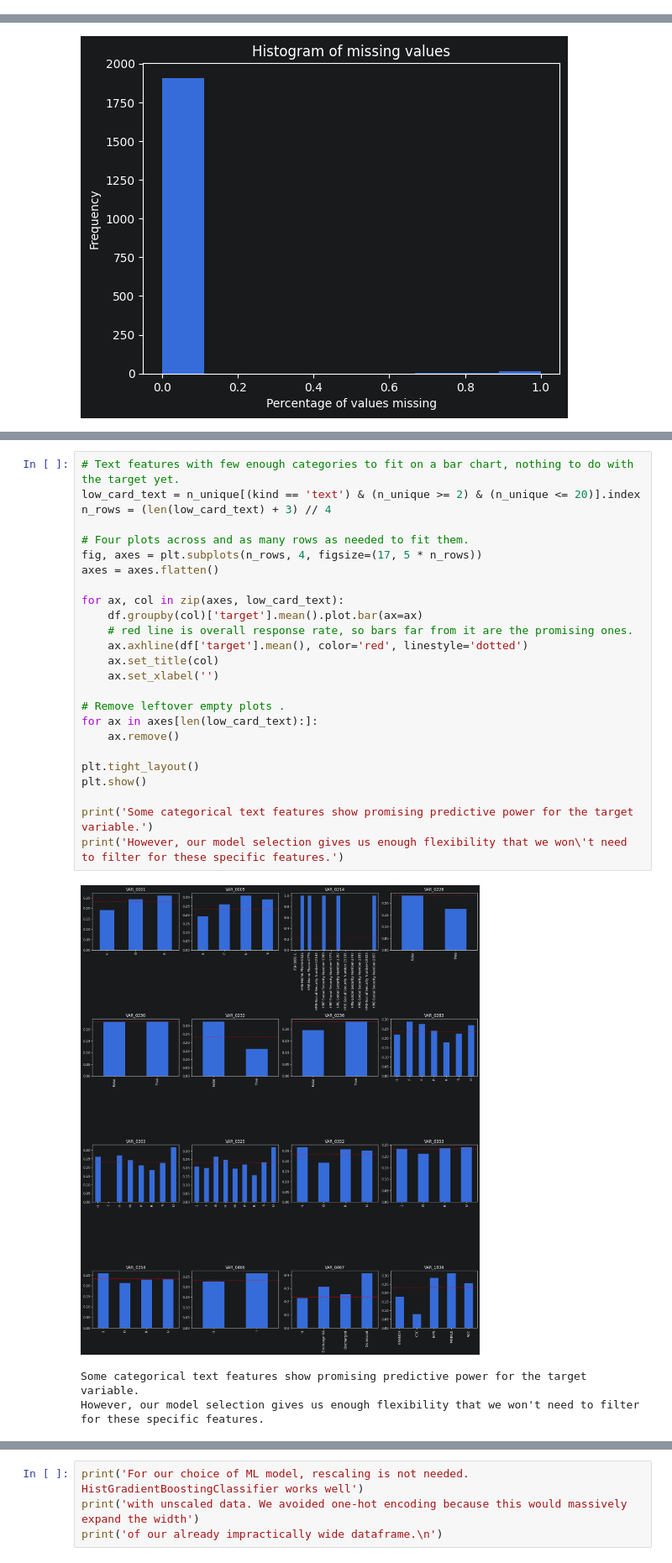
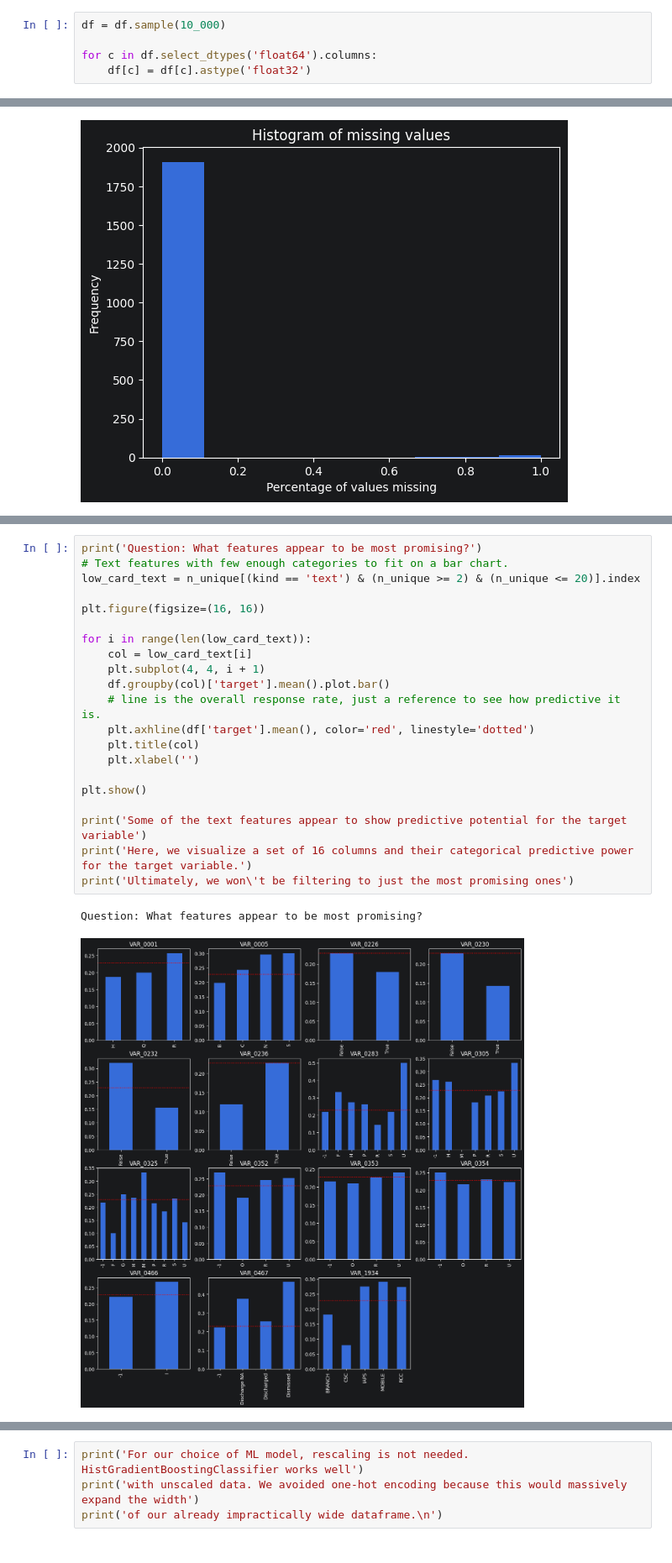
Before and after one commit to radtothebone/data-science-3402, a Jupyter notebook: Final Project/Final_Project.ipynb, the cells around one changed output, grey strips where cells are left out. Shown at 84% size. Cells and saved outputs as stored; diff of their text form.

```diff
--- a/Final Project/Final_Project.ipynb
+++ b/Final Project/Final_Project.ipynb
@@ -71,3 +68,8 @@ for c in df.select_dtypes('float64').columns:
+# %%
+df = df.sample(10_000)
+
+for c in df.select_dtypes('float64').columns:
+    df[c] = df[c].astype('float32')
 # %%
 assumed_placeholders = [-1, 96, 97, 98, 99, 996, 997, 998, 999, 9996, 9997, 9998, 9999, 999999996, 999999997, 999999998, 999999999]
 
@@ -257,29 +265,24 @@ plt.show()
 # %%
-# Text features with few enough categories to fit on a bar chart, nothing to do with the target yet.
+print('Question: What features appear to be most promising?')
+# Text features with few enough categories to fit on a bar chart.
 low_card_text = n_unique[(kind == 'text') & (n_unique >= 2) & (n_unique <= 20)].index
-n_rows = (len(low_card_text) + 3) // 4
 
-# Four plots across and as many rows as needed to fit them.
-fig, axes = plt.subplots(n_rows, 4, figsize=(17, 5 * n_rows))
-axes = axes.flatten()
+plt.figure(figsize=(16, 16))
 
-for ax, col in zip(axes, low_card_text):
-    df.groupby(col)['target'].mean().plot.bar(ax=ax)
-    # red line is overall response rate, so bars far from it are the promising ones.
-    ax.axhline(df['target'].mean(), color='red', linestyle='dotted')
-    ax.set_title(col)
-    ax.set_xlabel('')
+for i in range(len(low_card_text)):
+    col = low_card_text[i]
+    plt.subplot(4, 4, i + 1)
+    df.groupby(col)['target'].mean().plot.bar()
+    # line is the overall response rate, just a reference to see how predictive it is.
+    plt.axhline(df['target'].mean(), color='red', linestyle='dotted')
+    plt.title(col)
+    plt.xlabel('')
 
-# Remove leftover empty plots .
-for ax in axes[len(low_card_text):]:
-    ax.remove()
-
-plt.tight_layout()
 plt.show()
 
-print('Some categorical text features show promising predictive power for the target variable.')
-print('However, our model selection gives us enough flexibility that we won\'t need to filter for these specific features.')
+print('Some of the text features appear to show predictive potential for the target variable')
+print('Here, we visualize a set of 16 columns and their categorical predictive power for the target variable.')
+print('Ultimately, we won\'t be filtering to just the most promising ones')
 # %% [output]
+Question: What features appear to be most promising?
-[figure, old version]
+[figure, new version]
-Some categorical text features show promising predictive power for the target variable.
-However, our model selection gives us enough flexibility that we won't need to filter for these specific features.
```
Also changed, not shown: parts of 15 cells of this notebook.
